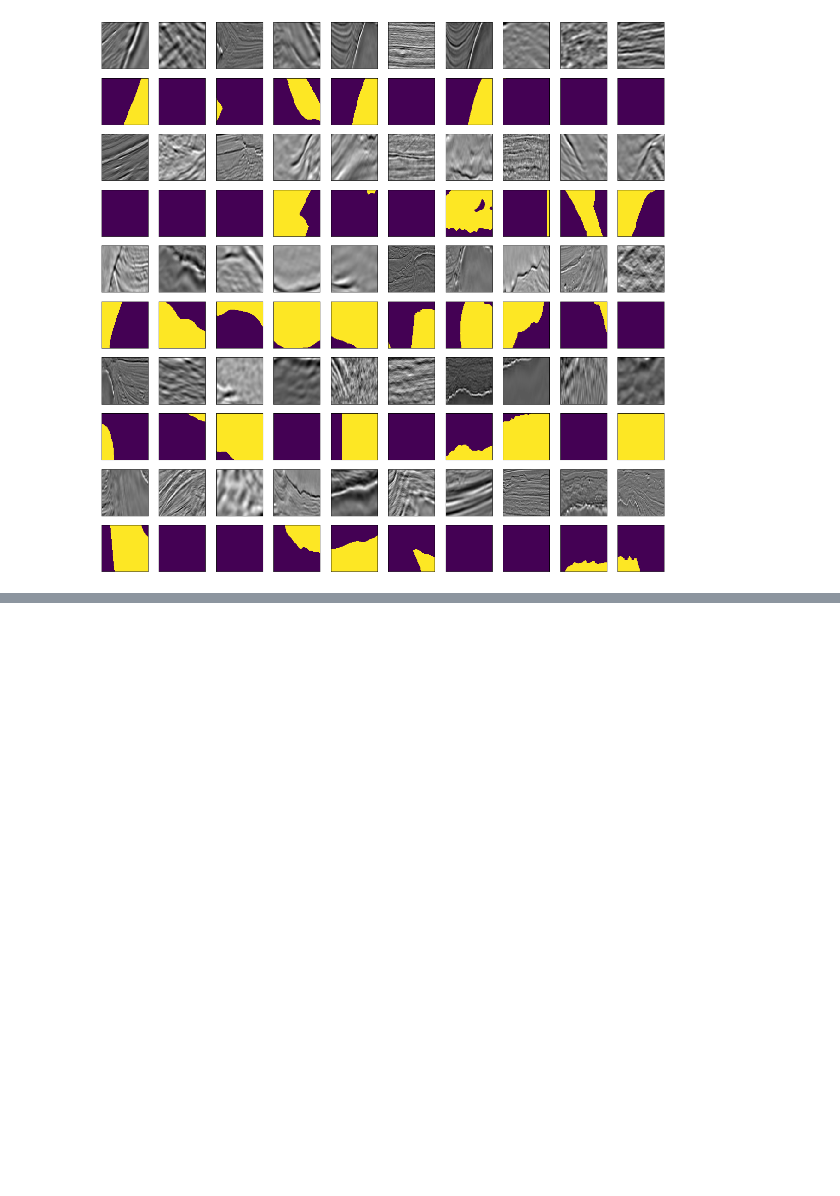
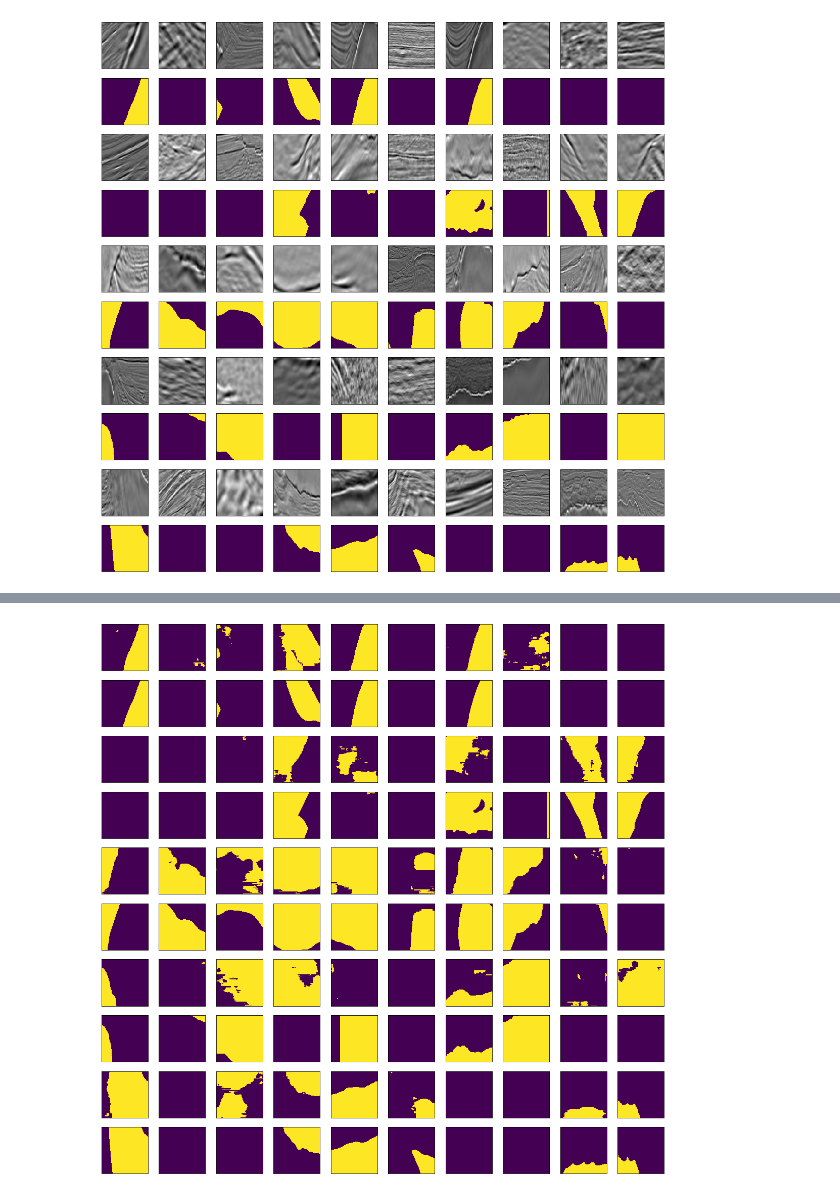
Before and after one commit to 2Groza/TGS-Salt-Identification-Challenge, a Jupyter notebook: Salt Identification.ipynb, the cells around one changed output, grey strips where cells are left out. Drawn from its saved outputs; the diff is of its cells as text; code cells hidden in the pictures; blank space fills up the shorter version.

```diff
--- a/Salt Identification.ipynb
+++ b/Salt Identification.ipynb
@@ -91,0 +317,20 @@ plt.show()
+# %%
+zeroone_pred = np.round(Pred)
+# %%
+n = 10  # n*n plot
+plt.figure(figsize=(20, 20))
+for i in range(n//2):
+    for j in range(n):
+        ax = plt.subplot(n,n,2*i*n + j+1)
+        plt.imshow(zeroone_pred[i*n+j,:,:,0])
+        ax.get_xaxis().set_visible(False)
+        ax.get_yaxis().set_visible(False)
+
+        ax = plt.subplot(n,n,2*i*n+n+j+1)
+        plt.imshow(train_mask_96[i*n+j,:,:,0])
+        ax.get_xaxis().set_visible(False)
+        ax.get_yaxis().set_visible(False)
+
+plt.show()
+# %% [output]
+[figure, added]
```
Also changed, not shown: parts of 35 cells of this notebook.
